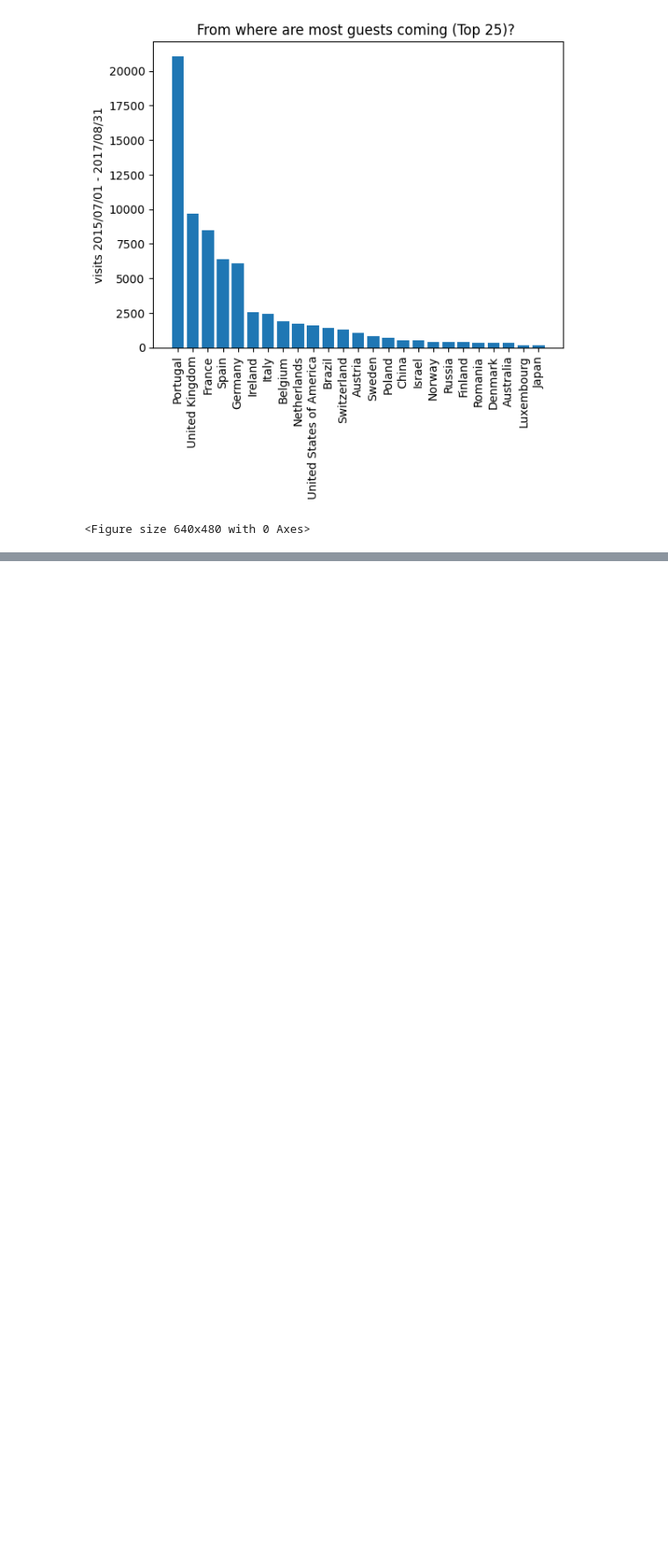
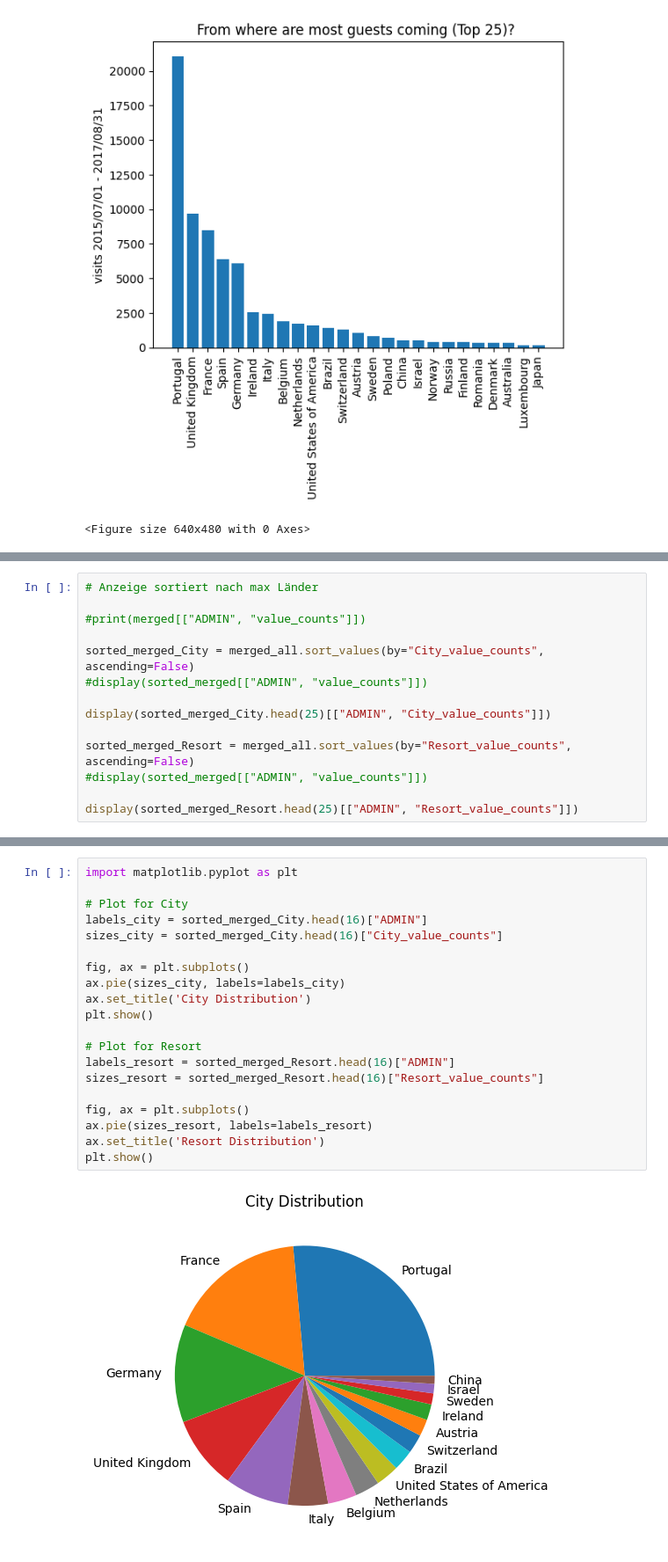
Before and after one commit to Catrex90/TechsLabTeam2, a Jupyter notebook: Code/julia_countries.ipynb, the cells around one changed output, grey strips where cells are left out. Shown at 88% size. Drawn from its saved outputs; the diff is of its cells as text; blank space fills up the shorter version.

```diff
--- a/Code/julia_countries.ipynb
+++ b/Code/julia_countries.ipynb
@@ -553,0 +724,14 @@ plt.savefig("Output\Figures\TravelPerCountry_BarAll.jpg", bbox_inches="tight", d
+# %%
+# Anzeige sortiert nach max Länder
+
+#print(merged[["ADMIN", "value_counts"]])
+
+sorted_merged_City = merged_all.sort_values(by="City_value_counts", ascending=False)
+#display(sorted_merged[["ADMIN", "value_counts"]])
+
+display(sorted_merged_City.head(25)[["ADMIN", "City_value_counts"]])
+
+sorted_merged_Resort = merged_all.sort_values(by="Resort_value_counts", ascending=False)
+#display(sorted_merged[["ADMIN", "value_counts"]])
+
+display(sorted_merged_Resort.head(25)[["ADMIN", "Resort_value_counts"]])
@@ -553,0 +773,22 @@ plt.savefig("Output\Figures\TravelPerCountry_BarAll.jpg", bbox_inches="tight", d
+# %%
+import matplotlib.pyplot as plt
+
+# Plot for City
+labels_city = sorted_merged_City.head(16)["ADMIN"]
+sizes_city = sorted_merged_City.head(16)["City_value_counts"]
+
+fig, ax = plt.subplots()
+ax.pie(sizes_city, labels=labels_city)
+ax.set_title('City Distribution')
+plt.show()
+
+# Plot for Resort
+labels_resort = sorted_merged_Resort.head(16)["ADMIN"]
+sizes_resort = sorted_merged_Resort.head(16)["Resort_value_counts"]
+
+fig, ax = plt.subplots()
+ax.pie(sizes_resort, labels=labels_resort)
+ax.set_title('Resort Distribution')
+plt.show()
+# %% [output]
+[figure, added]
```
Also changed, not shown: parts of 12 cells of this notebook, 4 other files.
